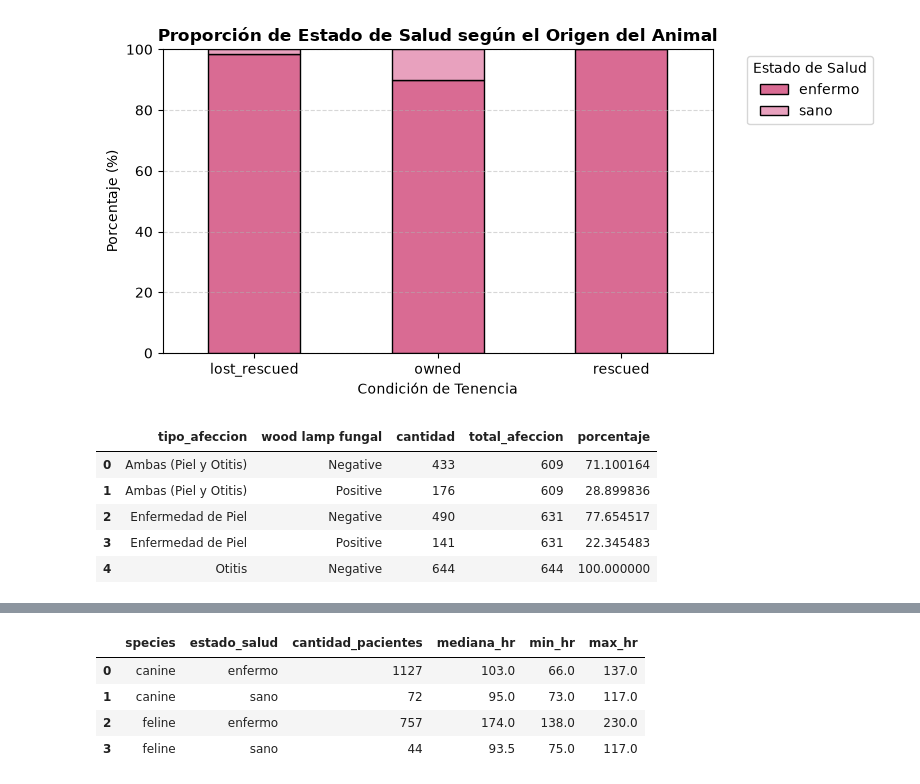
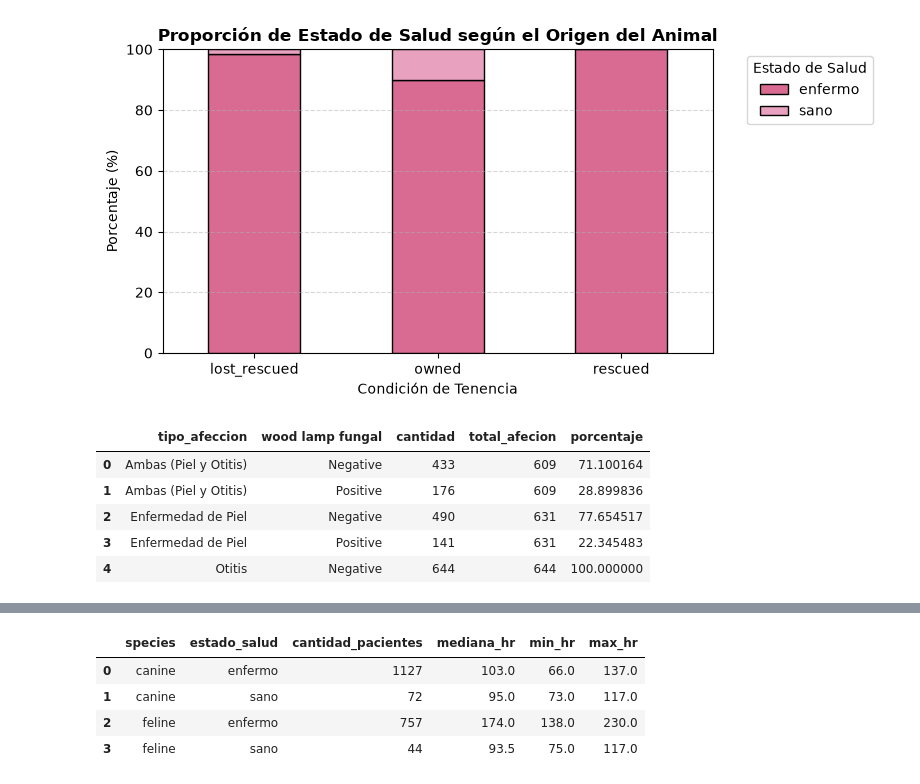
Before and after one commit to juanacebreiros2-ai/TP-PYTONH, a Jupyter notebook: pruebaDataset10.ipynb, the cells around one changed output, grey strips where cells are left out. Drawn from its saved outputs; the diff is of its cells as text; code cells hidden in the pictures.

```diff
--- a/pruebaDataset10.ipynb
+++ b/pruebaDataset10.ipynb
@@ -984,36 +984,34 @@ plt.show()
 # %%
 # 1. Filtramos solo los pacientes enfermos y clasificamos la afección principal
 enfermos = df[df['estado_salud'] == 'enfermo'].copy()
 
 def clasificar_afeccion(diag):
     diag_lower = diag.lower()
     tiene_piel = 'dermatitis' in diag_lower or 'ringworm' in diag_lower
     tiene_otitis = 'otitis' in diag_lower or 'mites' in diag_lower
 
     if tiene_piel and tiene_otitis:
         return 'Ambas (Piel y Otitis)'
     elif tiene_piel:
         return 'Enfermedad de Piel'
     elif tiene_otitis:
         return 'Otitis'
     else:
         return 'Otro'
 
 enfermos['tipo_afeccion'] = enfermos['definitive diagnosis'].apply(clasificar_afeccion)
 
 # 2. Agrupamos por tipo de afección y resultado de la lámpara de Wood
-resumen_lampara = enfermos.groupby(['tipo_afeccion', 'wood lamp fungal']).agg(
-    cantidad=('Patient ID', 'count')
-).reset_index()
+resumen_lampara = enfermos.groupby(['tipo_afeccion', 'wood lamp fungal']).size().reset_index(name='cantidad')
 
 # 3. Calculamos porcentajes dentro de cada tipo de afeccion
-total_afeccion = enfermos.groupby('tipo_afeccion')['Patient ID'].count().reset_index(name='total_afeccion')
-resumen_lampara = resumen_lampara.merge(total_afeccion, on='tipo_afeccion')
-resumen_lampara['porcentaje'] = (resumen_lampara['cantidad'] / resumen_lampara['total_afeccion']) * 100
+total_afecion = enfermos.groupby('tipo_afeccion').size().reset_index(name='total_afecion')
+resumen_lampara = resumen_lampara.merge(total_afecion, on='tipo_afeccion')
+resumen_lampara['porcentaje'] = (resumen_lampara['cantidad'] / resumen_lampara['total_afecion']) * 100
 
 display(resumen_lampara)
 # %% [output]
-|  | tipo_afeccion | wood lamp fungal | cantidad | total_afeccion | porcentaje |
+|  | tipo_afeccion | wood lamp fungal | cantidad | total_afecion | porcentaje |
 | 0 | Ambas (Piel y Otitis) | Negative | 433 | 609 | 71.100164 |
 | 1 | Ambas (Piel y Otitis) | Positive | 176 | 609 | 28.899836 |
 | 2 | Enfermedad de Piel | Negative | 490 | 631 | 77.654517 |
```
Also changed, not shown: parts of 2 cells of this notebook.
